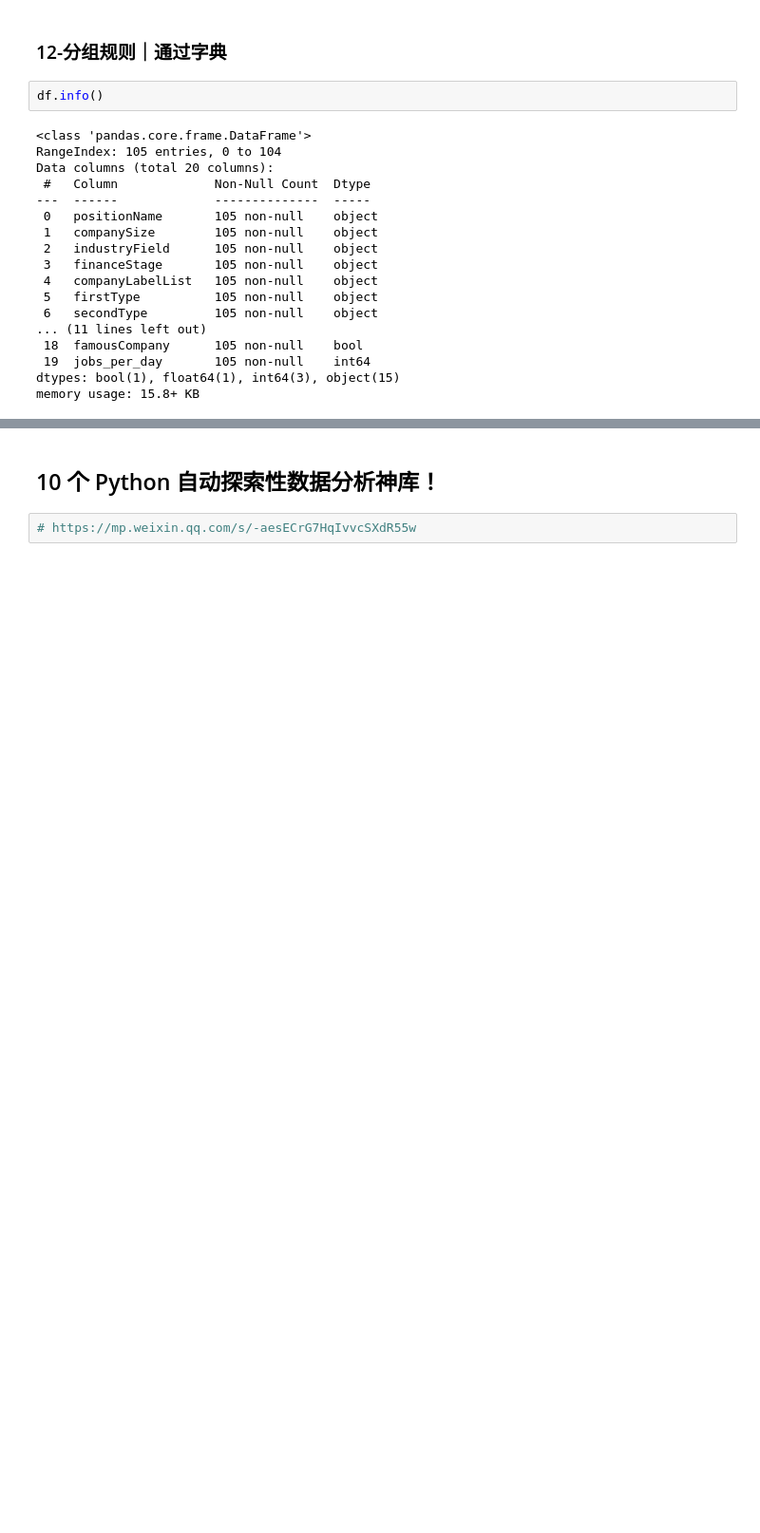
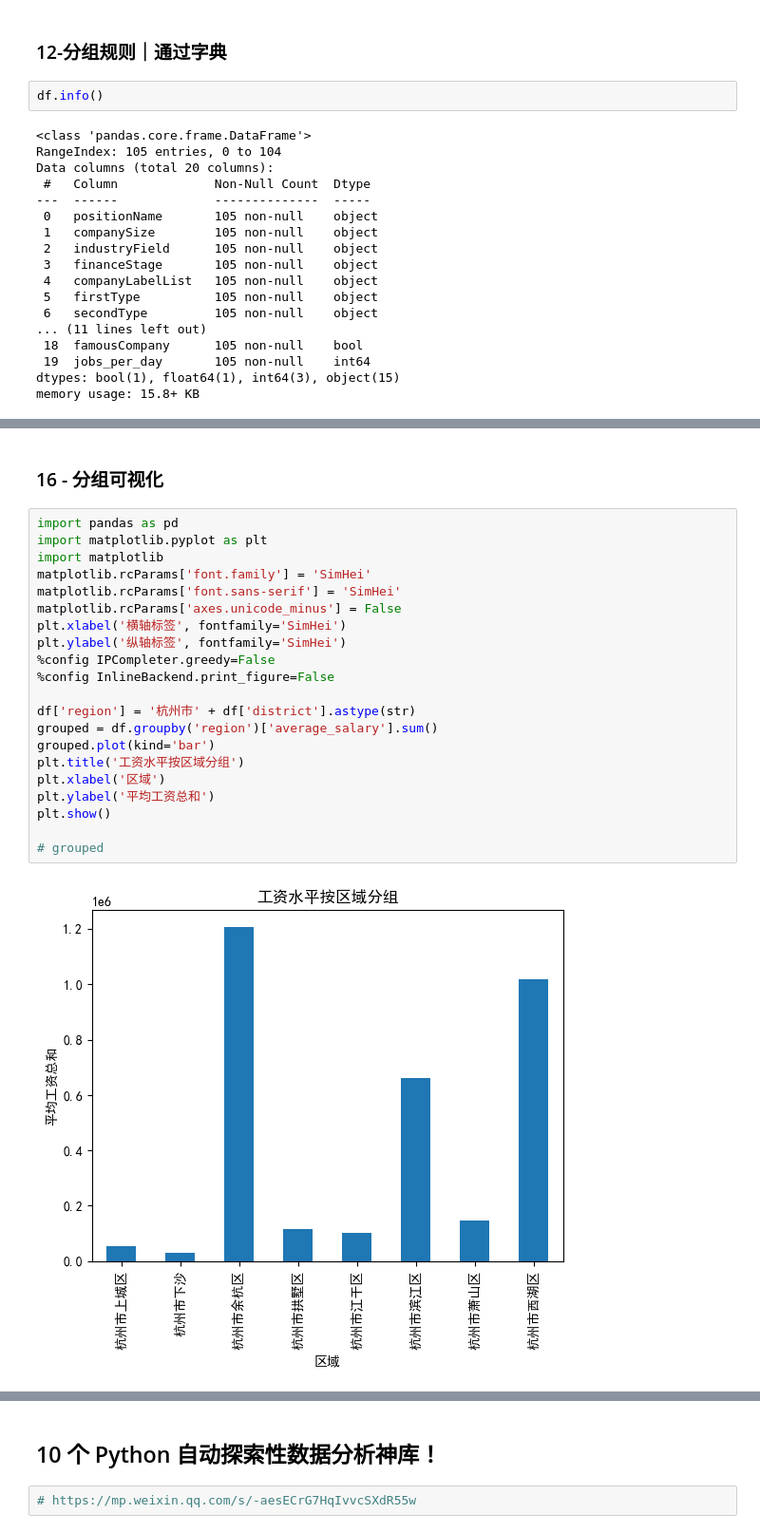
Before and after one commit to whgloveucq/jupyterfiles, a Jupyter notebook: OApractice/Pandas进阶修炼300题2.ipynb, the cells around one changed output, grey strips where cells are left out. Shown at 95% size. Saved outputs shown, nothing was run; the diff lists cells and outputs as text; blank space fills up the shorter version.

```diff
--- a/OApractice/Pandas进阶修炼300题2.ipynb
+++ b/OApractice/Pandas进阶修炼300题2.ipynb
@@ -1069,0 +1113,25 @@ TypeError: Must provide 'func' or tuples of '(column, aggfunc).
+# %% [markdown]
+### 16 - 分组可视化
+# %%
+import pandas as pd
+import matplotlib.pyplot as plt
+import matplotlib
+matplotlib.rcParams['font.family'] = 'SimHei'
+matplotlib.rcParams['font.sans-serif'] = 'SimHei'
+matplotlib.rcParams['axes.unicode_minus'] = False
+plt.xlabel('横轴标签', fontfamily='SimHei')
+plt.ylabel('纵轴标签', fontfamily='SimHei')
+%config IPCompleter.greedy=False
+%config InlineBackend.print_figure=False
+
+df['region'] = '杭州市' + df['district'].astype(str)
+grouped = df.groupby('region')['average_salary'].sum()
+grouped.plot(kind='bar')
+plt.title('工资水平按区域分组')
+plt.xlabel('区域')
+plt.ylabel('平均工资总和')
+plt.show()
+
+# grouped
+# %% [output]
+[figure, added]
```
Also changed, not shown: parts of 26 cells of this notebook.
